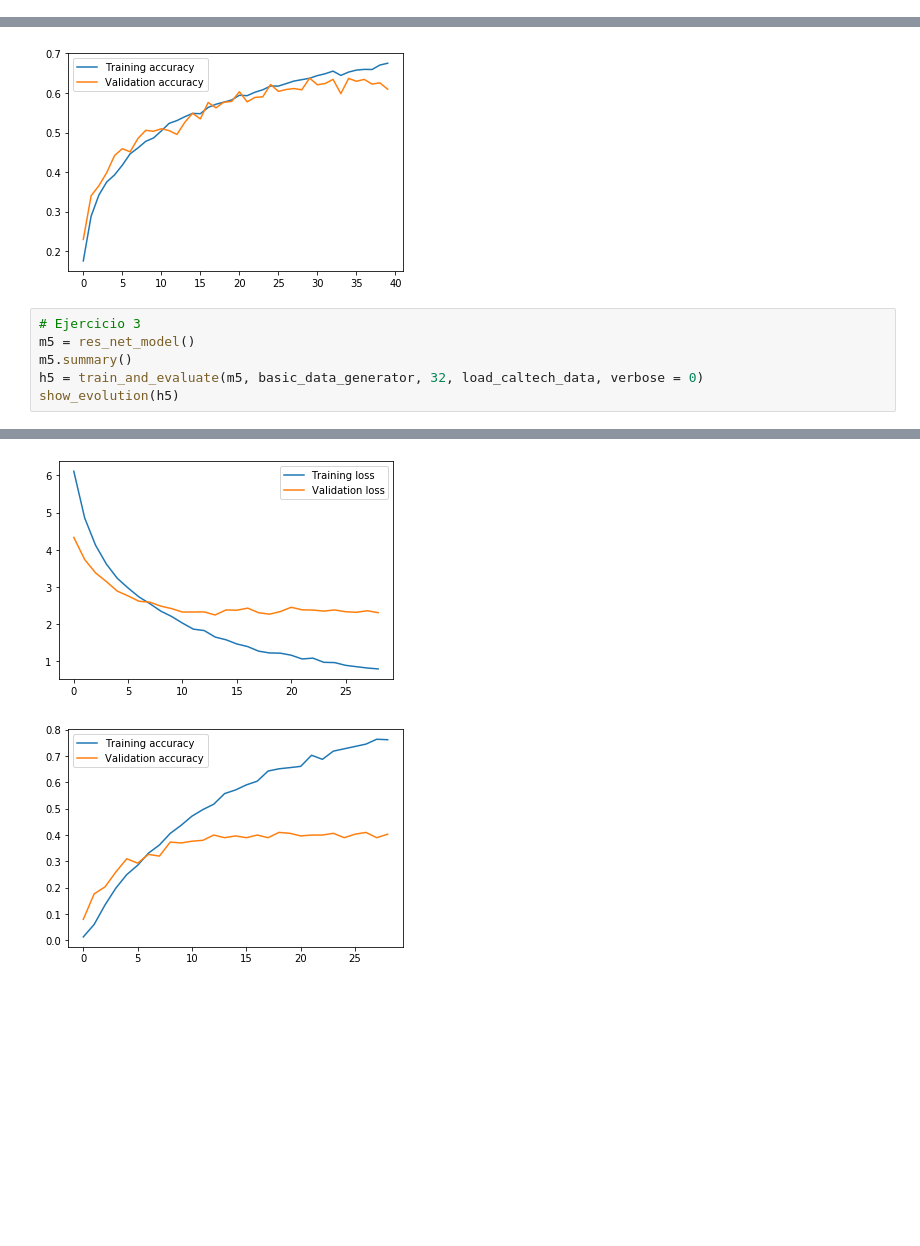
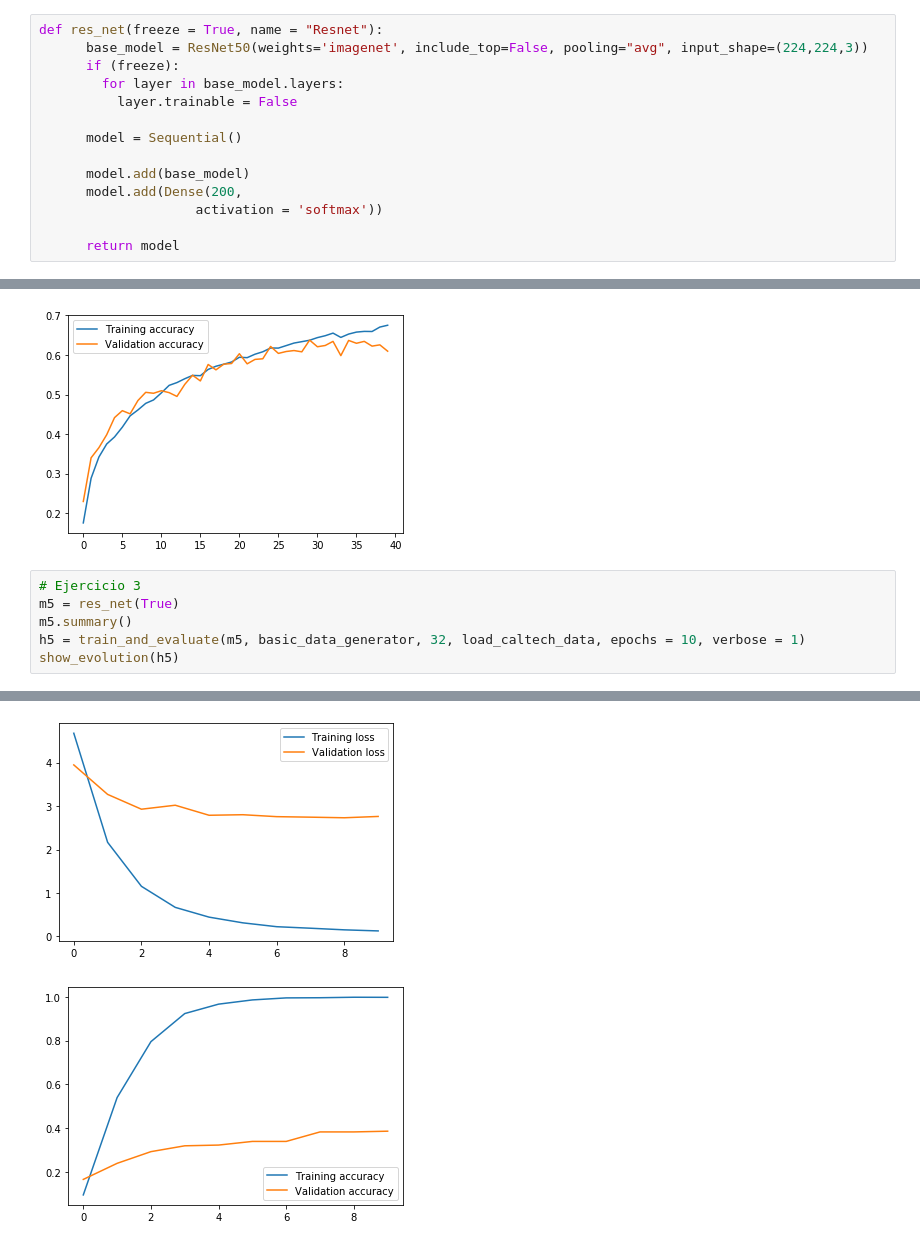
Before and after one commit to Ludvins/DGIIM_VC, a Jupyter notebook: Practica 2/Cifar.ipynb, the cells around one changed output, grey strips where cells are left out. Saved outputs shown, nothing was run; the diff lists cells and outputs as text; blank space fills up the shorter version.

```diff
--- a/Practica 2/Cifar.ipynb
+++ b/Practica 2/Cifar.ipynb
@@ -294,4 +296,18 @@ def base_net_model4(name = 'BaseNet Model 4'):
     model.add(Dense(25, activation='softmax'))
 
     return model
+# %%
+def res_net(freeze = True, name = "Resnet"):
+      base_model = ResNet50(weights='imagenet', include_top=False, pooling="avg", input_shape=(224,224,3))
+      if (freeze):
+        for layer in base_model.layers:
+          layer.trainable = False
+
+      model = Sequential()
+
+      model.add(base_model)
+      model.add(Dense(200,
+                    activation = 'softmax'))
+
+      return model
 # %%
@@ -483,8 +478,8 @@ Test accuracy:  0.6656
 [figure]
 # %%
 # Ejercicio 3
-m5 = res_net_model()
+m5 = res_net(True)
 m5.summary()
-h5 = train_and_evaluate(m5, basic_data_generator, 32, load_caltech_data, verbose = 0)
+h5 = train_and_evaluate(m5, basic_data_generator, 32, load_caltech_data, epochs = 10, verbose = 1)
 show_evolution(h5)
 # %% [output]
@@ -508,3 +503,3 @@ Test accuracy:  0.33761951858420364
-[figure, old version]
+[figure, new version]
-[figure, old version]
+[figure, new version]
 # %%
```
Also changed, not shown: parts of 8 cells of this notebook.
